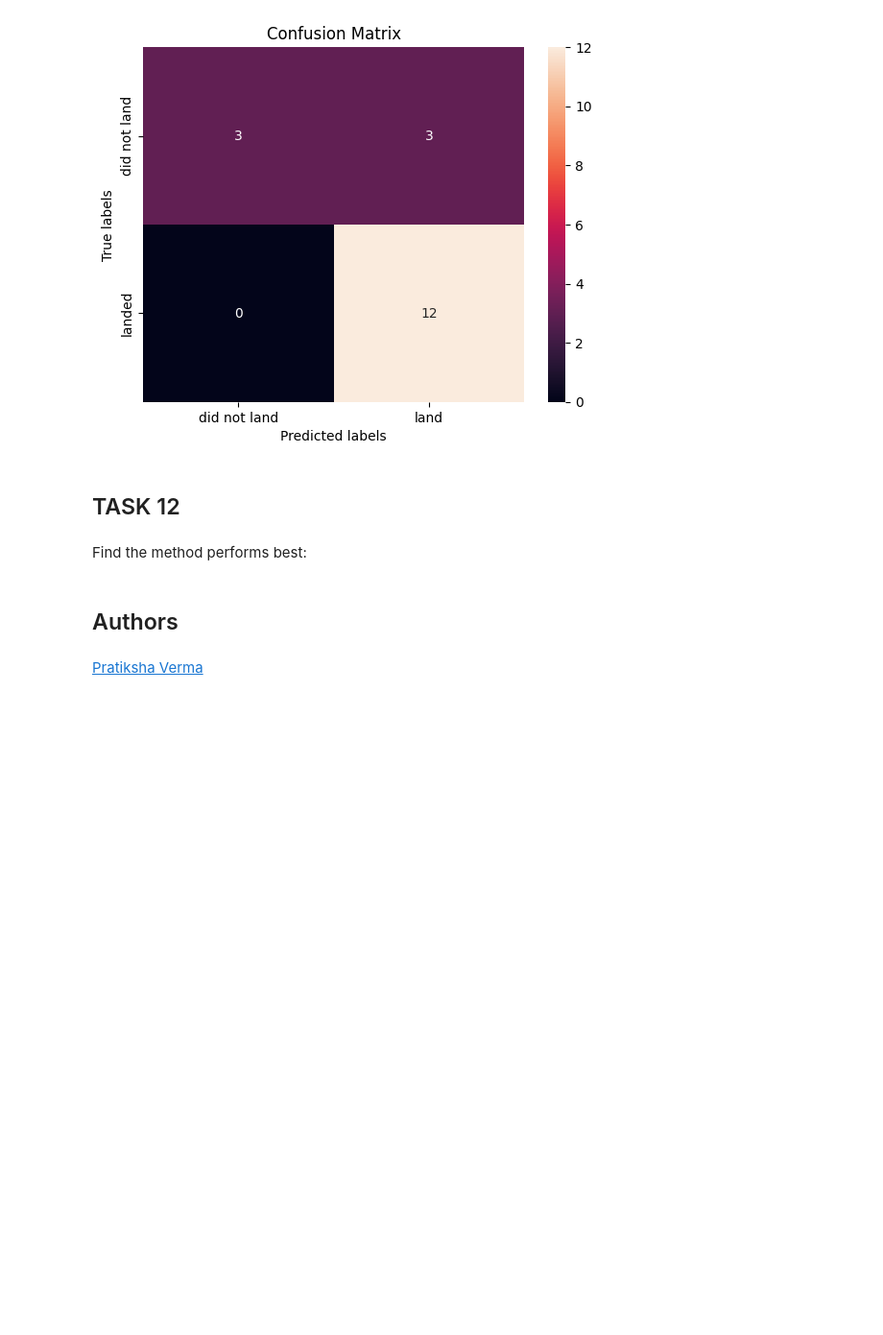
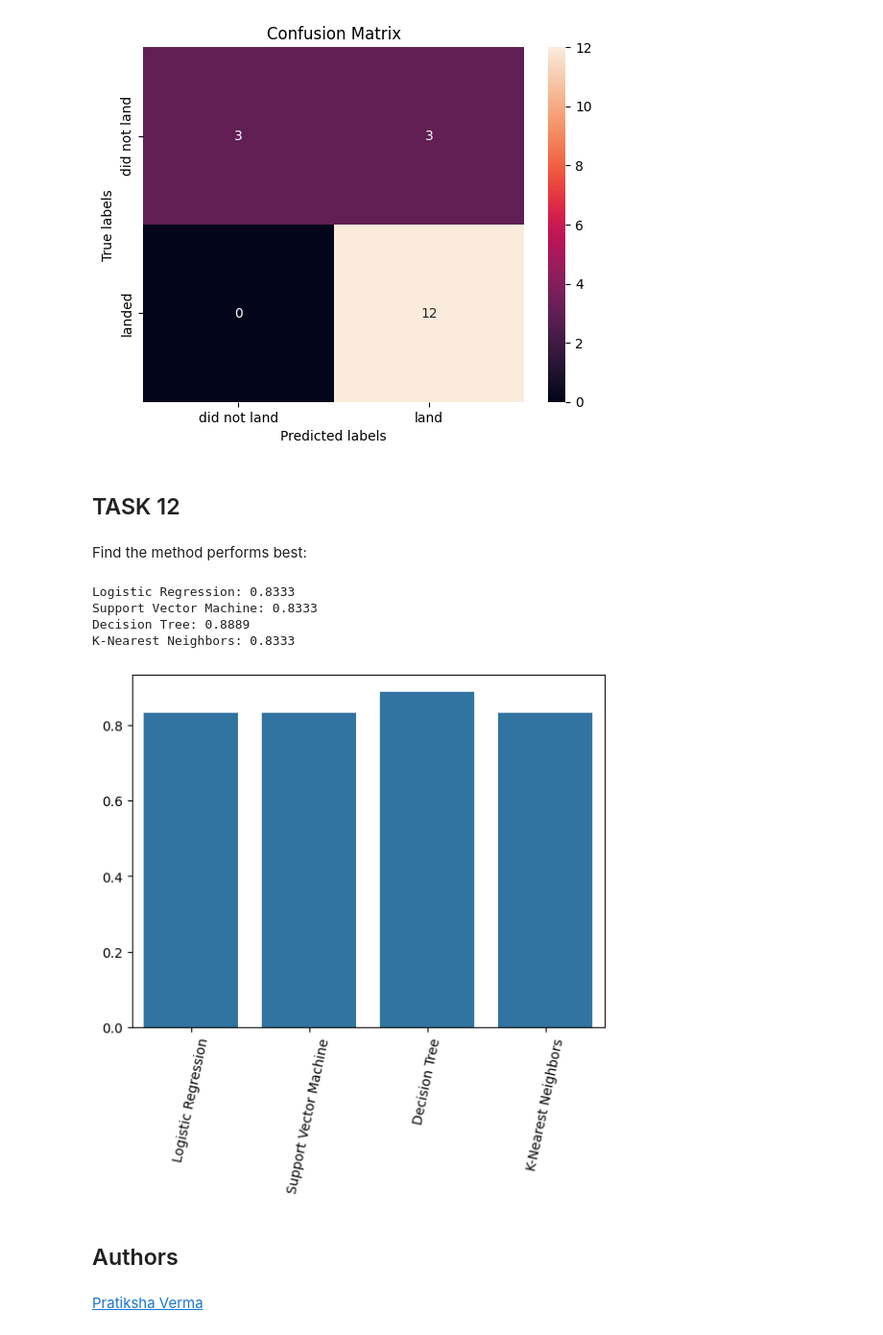
Before and after one commit to carloderossi/DataScienceCapstoneProj, a Jupyter notebook: SpaceX_Machine Learning Prediction_Part_5.ipynb, the cells around one changed output. Shown at 96% size. Saved outputs shown, nothing was run; the diff lists cells and outputs as text; code cells hidden in the pictures; blank space fills up the shorter version.

```diff
--- a/SpaceX_Machine Learning Prediction_Part_5.ipynb
+++ b/SpaceX_Machine Learning Prediction_Part_5.ipynb
@@ -203,9 +195,9 @@ accuracy : 0.8464285714285713
 Calculate the accuracy on the test data using the method <code>score</code>:
 # %%
 # Calculate the accuracy on the test data
-accuracy = logreg_cv.score(X_test, Y_test)
+logreg_accuracy = logreg_cv.score(X_test, Y_test)
 
-print("Test data accuracy: ", accuracy)
+print("Test data accuracy: ", logreg_accuracy)
 # %% [output]
 Test data accuracy:  0.8333333333333334
 # %% [markdown]
@@ -257,9 +249,9 @@ accuracy : 0.8482142857142856
 Calculate the accuracy on the test data using the method <code>score</code>:
 # %%
 # Calculate the accuracy on the test data
-accuracy = svm_cv.score(X_test, Y_test)
+svm_accuracy = svm_cv.score(X_test, Y_test)
 
-print("Test data accuracy: ", accuracy)
+print("Test data accuracy: ", svm_accuracy)
 # %% [output]
 Test data accuracy:  0.8333333333333334
 # %% [markdown]
@@ -325,9 +317,9 @@ accuracy : 0.9142857142857144
 Calculate the accuracy of tree_cv on the test data using the method <code>score</code>:
 # %%
 # Calculate the accuracy on the test data
-accuracy = tree_cv.score(X_test, Y_test)
+tree_cv_accuracy = tree_cv.score(X_test, Y_test)
 
-print("Test data accuracy: ", accuracy)
+print("Test data accuracy: ", tree_cv_accuracy)
 # %% [output]
 Test data accuracy:  0.8888888888888888
 # %% [markdown]
@@ -370,9 +362,9 @@ accuracy : 0.8482142857142858
 Calculate the accuracy of knn_cv on the test data using the method <code>score</code>:
 # %%
 # Calculate the accuracy on the test data
-accuracy = knn_cv.score(X_test, Y_test)
+knn_cv_accuracy = knn_cv.score(X_test, Y_test)
 
-print("Test data accuracy: ", accuracy)
+print("Test data accuracy: ", knn_cv_accuracy)
 # %% [output]
 Test data accuracy:  0.8333333333333334
 # %% [markdown]
@@ -386,6 +378,27 @@ plot_confusion_matrix(Y_test,yhat)
 ## TASK  12
 # %% [markdown]
 Find the method performs best:
+# %%
+# Accuracy on the test data for different models
+print("Logistic Regression: {:.4f}".format(logreg_accuracy))
+print("Support Vector Machine: {:.4f}".format(svm_accuracy))
+print("Decision Tree: {:.4f}".format(tree_cv_accuracy))
+print("K-Nearest Neighbors: {:.4f}".format(knn_cv_accuracy))
+
+# Create a bar plot of the different accuracy
+sns.barplot(x=['Logistic Regression', 'Support Vector Machine', 'Decision Tree', 'K-Nearest Neighbors'],
+            y=[logreg_accuracy, svm_accuracy, tree_cv_accuracy, knn_cv_accuracy])
+
+# Rotate x-axis labels
+plt.xticks(rotation=78)
+
+plt.show()
+# %% [output]
+Logistic Regression: 0.8333
+Support Vector Machine: 0.8333
+Decision Tree: 0.8889
+K-Nearest Neighbors: 0.8333
+[figure, added]
 # %% [markdown]
 ## Authors
 # %% [markdown]
```
Also changed, not shown: parts of 3 cells of this notebook, 1 other file.
